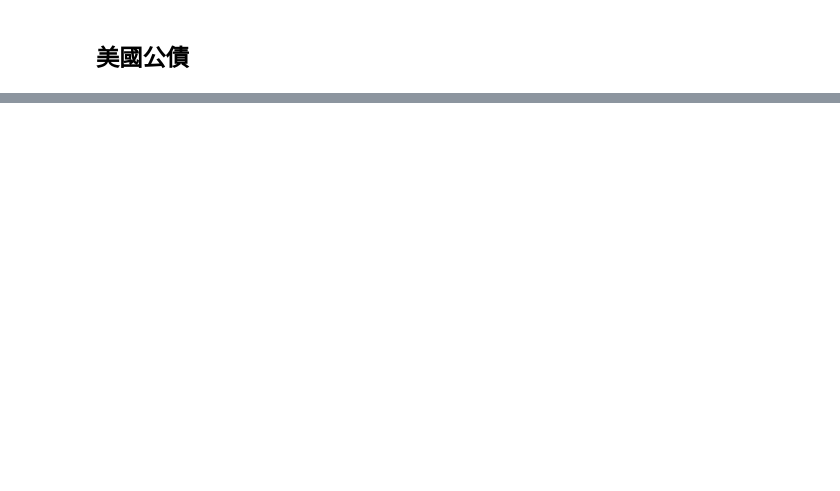
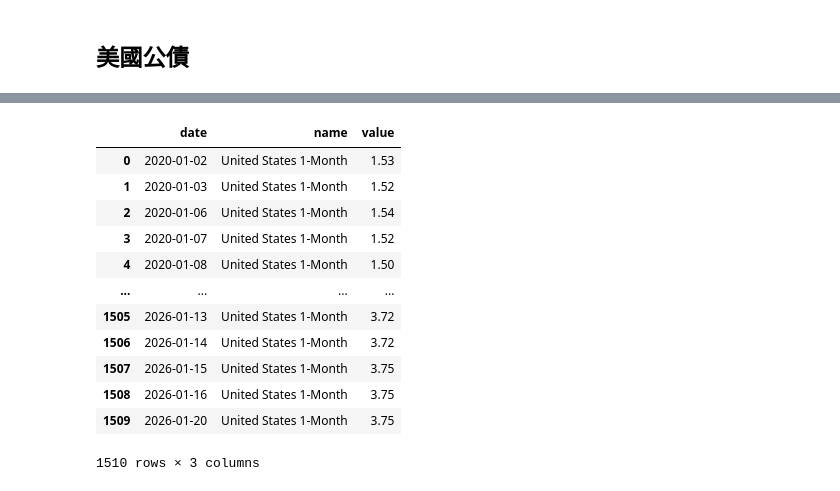
Before and after one commit to Xin95172/Quant, a Jupyter notebook: projects/workStrategy/TX/TX.ipynb, the cells around one changed output, grey strips where cells are left out. Drawn from its saved outputs; the diff is of its cells as text; code cells hidden in the pictures; blank space fills up the shorter version.

```diff
--- a/projects/workStrategy/TX/TX.ipynb
+++ b/projects/workStrategy/TX/TX.ipynb
@@ -170,0 +260,16 @@ NameError: name 'Dataset' is not defined
+# %%
+temp_df
+# %% [output]
+|  | date | name | value |
+| 0 | 2020-01-02 | United States 1-Month | 1.53 |
+| 1 | 2020-01-03 | United States 1-Month | 1.52 |
+| 2 | 2020-01-06 | United States 1-Month | 1.54 |
+| 3 | 2020-01-07 | United States 1-Month | 1.52 |
+| 4 | 2020-01-08 | United States 1-Month | 1.50 |
+| ... | ... | ... | ... |
+| 1505 | 2026-01-13 | United States 1-Month | 3.72 |
+| 1506 | 2026-01-14 | United States 1-Month | 3.72 |
+| 1507 | 2026-01-15 | United States 1-Month | 3.75 |
+| 1508 | 2026-01-16 | United States 1-Month | 3.75 |
+| 1509 | 2026-01-20 | United States 1-Month | 3.75 |
+1510 rows × 3 columns
```
Also changed, not shown: parts of 6 cells of this notebook, 1 other file.
